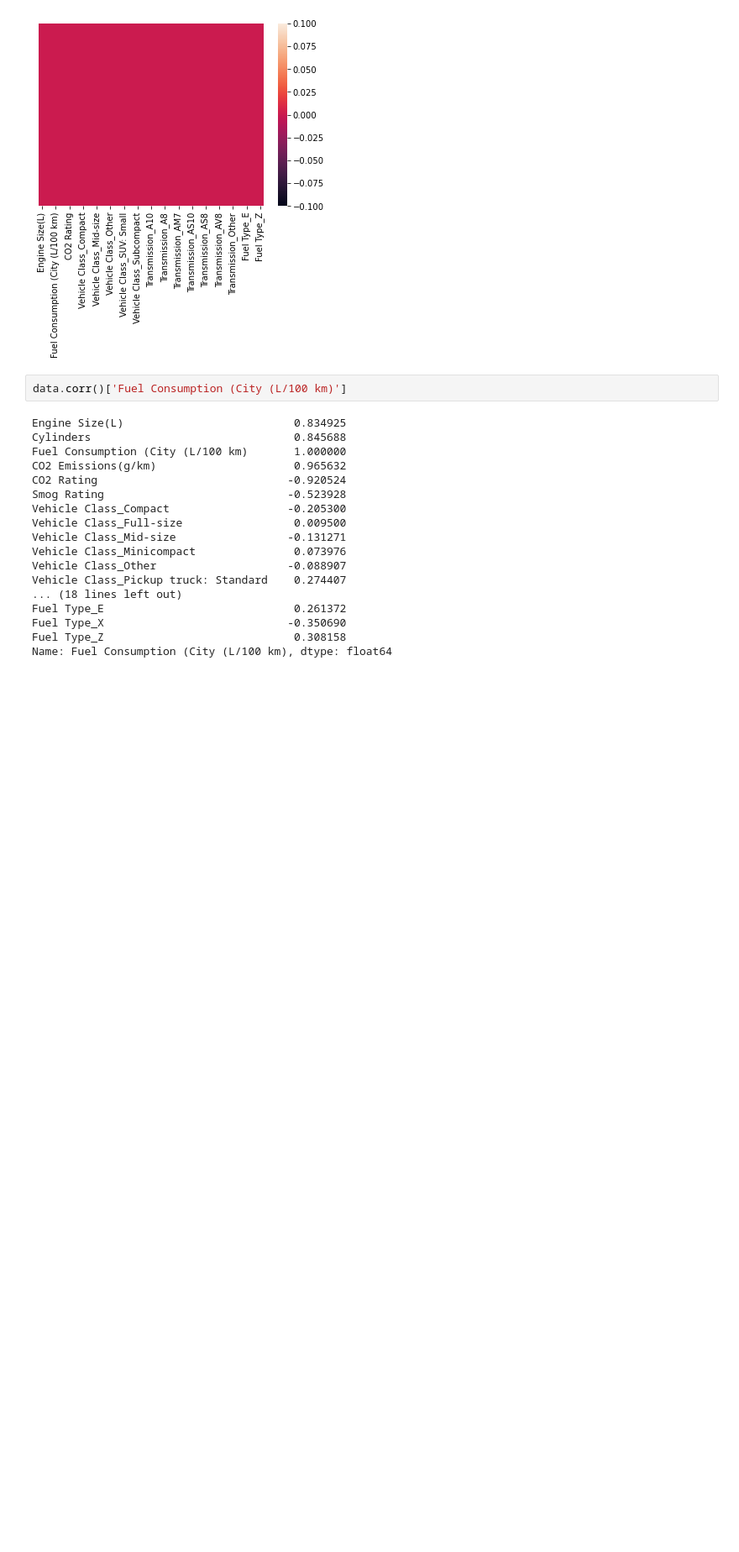
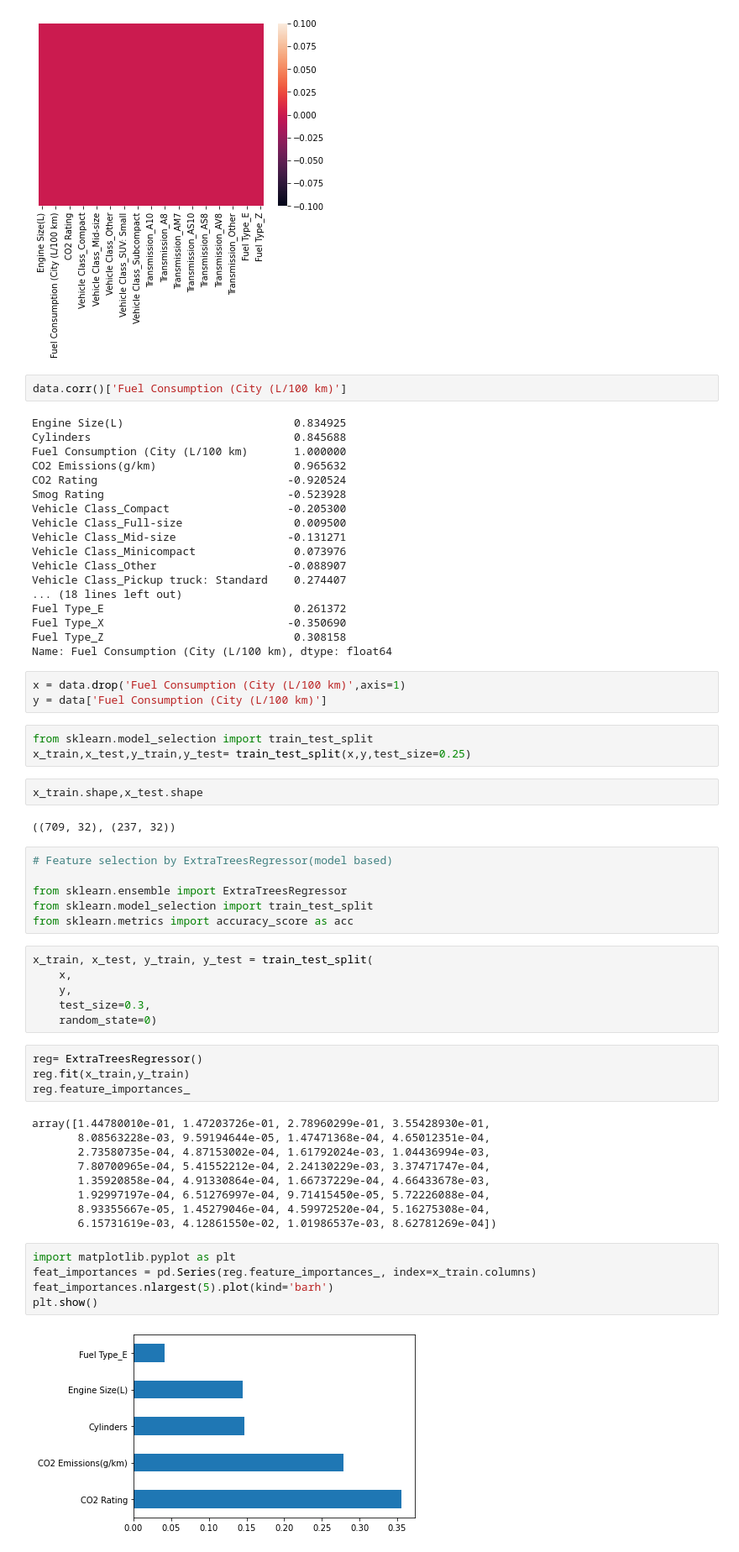
Before and after one commit to sachcha99/ML_Assignment2_IT19046594_IT19177410_IT19048642_IT19023410, a Jupyter notebook: Fuel_Consumption_ModelBuilding.ipynb, the cells around one changed output. Shown at 84% size. Saved outputs shown, nothing was run; the diff lists cells and outputs as text; blank space fills up the shorter version.

```diff
--- a/Fuel_Consumption_ModelBuilding.ipynb
+++ b/Fuel_Consumption_ModelBuilding.ipynb
@@ -254,3 +254,45 @@ Fuel Type_E                             0.261372
 Fuel Type_X                            -0.350690
 Fuel Type_Z                             0.308158
 Name: Fuel Consumption (City (L/100 km), dtype: float64
+# %%
+x = data.drop('Fuel Consumption (City (L/100 km)',axis=1)
+y = data['Fuel Consumption (City (L/100 km)']
+# %%
+from sklearn.model_selection import train_test_split
+x_train,x_test,y_train,y_test= train_test_split(x,y,test_size=0.25)
+# %%
+x_train.shape,x_test.shape
+# %% [output]
+((709, 32), (237, 32))
+# %%
+# Feature selection by ExtraTreesRegressor(model based)
+
+from sklearn.ensemble import ExtraTreesRegressor
+from sklearn.model_selection import train_test_split
+from sklearn.metrics import accuracy_score as acc
+# %%
+x_train, x_test, y_train, y_test = train_test_split(
+    x,
+    y,
+    test_size=0.3,
+    random_state=0)
+# %%
+reg= ExtraTreesRegressor()
+reg.fit(x_train,y_train)
+reg.feature_importances_
+# %% [output]
+array([1.44780010e-01, 1.47203726e-01, 2.78960299e-01, 3.55428930e-01,
+       8.08563228e-03, 9.59194644e-05, 1.47471368e-04, 4.65012351e-04,
+       2.73580735e-04, 4.87153002e-04, 1.61792024e-03, 1.04436994e-03,
+       7.80700965e-04, 5.41552212e-04, 2.24130229e-03, 3.37471747e-04,
+       1.35920858e-04, 4.91330864e-04, 1.66737229e-04, 4.66433678e-03,
+       1.92997197e-04, 6.51276997e-04, 9.71415450e-05, 5.72226088e-04,
+       8.93355667e-05, 1.45279046e-04, 4.59972520e-04, 5.16275308e-04,
+       6.15731619e-03, 4.12861550e-02, 1.01986537e-03, 8.62781269e-04])
+# %%
+import matplotlib.pyplot as plt
+feat_importances = pd.Series(reg.feature_importances_, index=x_train.columns)
+feat_importances.nlargest(5).plot(kind='barh')
+plt.show()
+# %% [output]
+[figure, added]
```
Also changed, not shown: parts of 8 cells of this notebook.
